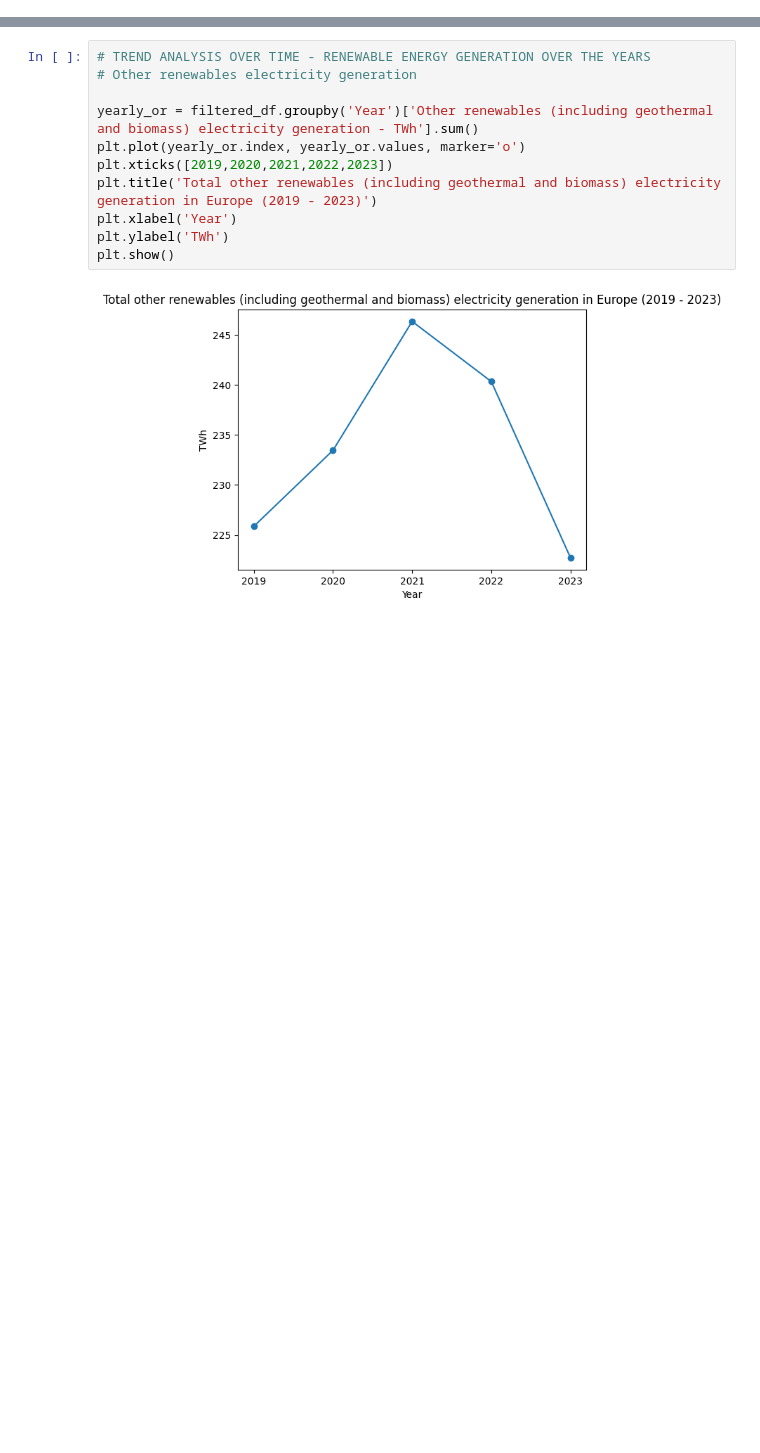
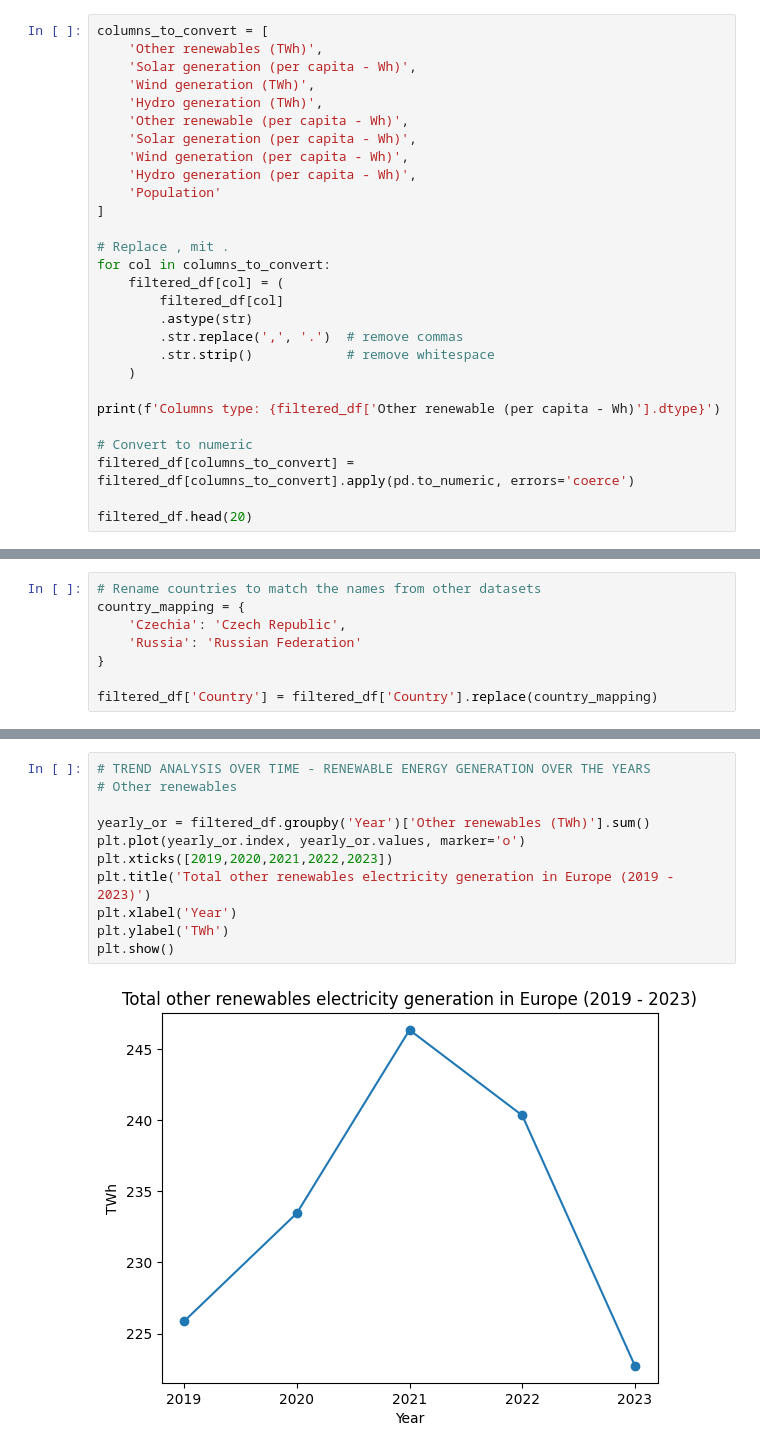
Before and after one commit to mircog991/green-index, a Jupyter notebook: analysis/renewable-energy-generation-analysis.ipynb, the cells around one changed output, grey strips where cells are left out. Drawn from its saved outputs; the diff is of its cells as text; blank space fills up the shorter version.

```diff
--- a/analysis/renewable-energy-generation-analysis.ipynb
+++ b/analysis/renewable-energy-generation-analysis.ipynb
@@ -25,0 +40,28 @@ filtered_df
+# %%
+columns_to_convert = [
+    'Other renewables (TWh)',
+    'Solar generation (per capita - Wh)',
+    'Wind generation (TWh)',
+    'Hydro generation (TWh)',
+    'Other renewable (per capita - Wh)',
+    'Solar generation (per capita - Wh)',
+    'Wind generation (per capita - Wh)',
+    'Hydro generation (per capita - Wh)',
+    'Population'
+]
+
+# Replace , mit .
+for col in columns_to_convert:
+    filtered_df[col] = (
+        filtered_df[col]
+        .astype(str)
+        .str.replace(',', '.')  # remove commas
+        .str.strip()            # remove whitespace
+    )
+
+print(f'Columns type: {filtered_df['Other renewable (per capita - Wh)'].dtype}')
+
+# Convert to numeric
+filtered_df[columns_to_convert] = filtered_df[columns_to_convert].apply(pd.to_numeric, errors='coerce')
+
+filtered_df.head(20)
@@ -47,0 +109,8 @@ Countries: ['Albania' 'Andorra' 'Armenia' 'Austria' 'Azerbaijan' 'Belarus' 'Belg
+# %%
+# Rename countries to match the names from other datasets
+country_mapping = {
+    'Czechia': 'Czech Republic',
+    'Russia': 'Russian Federation'
+}
+
+filtered_df['Country'] = filtered_df['Country'].replace(country_mapping)
@@ -160,13 +321,13 @@ plt.show()
 # %%
 # TREND ANALYSIS OVER TIME - RENEWABLE ENERGY GENERATION OVER THE YEARS
-# Other renewables electricity generation
+# Other renewables
 
-yearly_or = filtered_df.groupby('Year')['Other renewables (including geothermal and biomass) electricity generation - TWh'].sum()
+yearly_or = filtered_df.groupby('Year')['Other renewables (TWh)'].sum()
 plt.plot(yearly_or.index, yearly_or.values, marker='o')
 plt.xticks([2019,2020,2021,2022,2023])
-plt.title('Total other renewables (including geothermal and biomass) electricity generation in Europe (2019 - 2023)')
+plt.title('Total other renewables electricity generation in Europe (2019 - 2023)')
 plt.xlabel('Year')
 plt.ylabel('TWh')
 plt.show()
 # %% [output]
-[figure, old version]
+[figure, new version]
```
Also changed, not shown: parts of 41 cells of this notebook, 34 other files.
